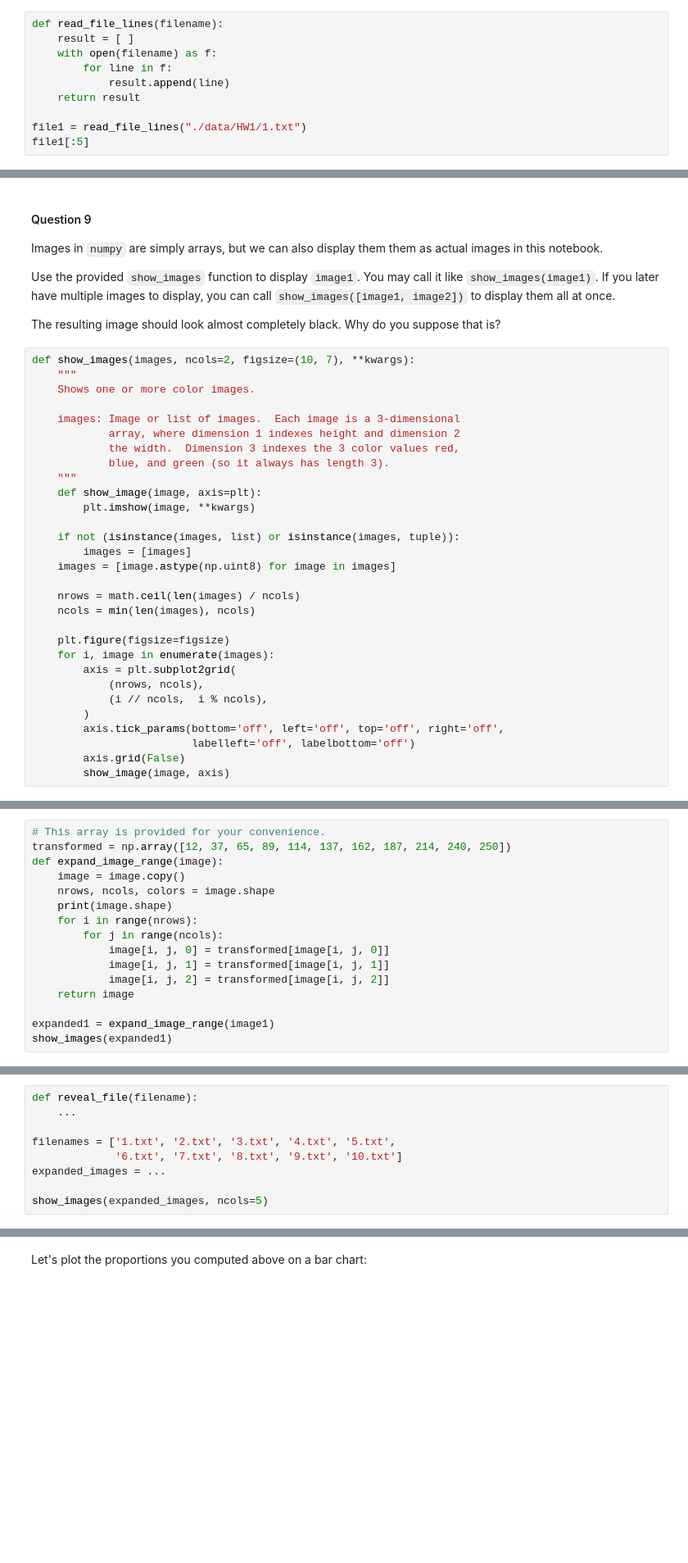
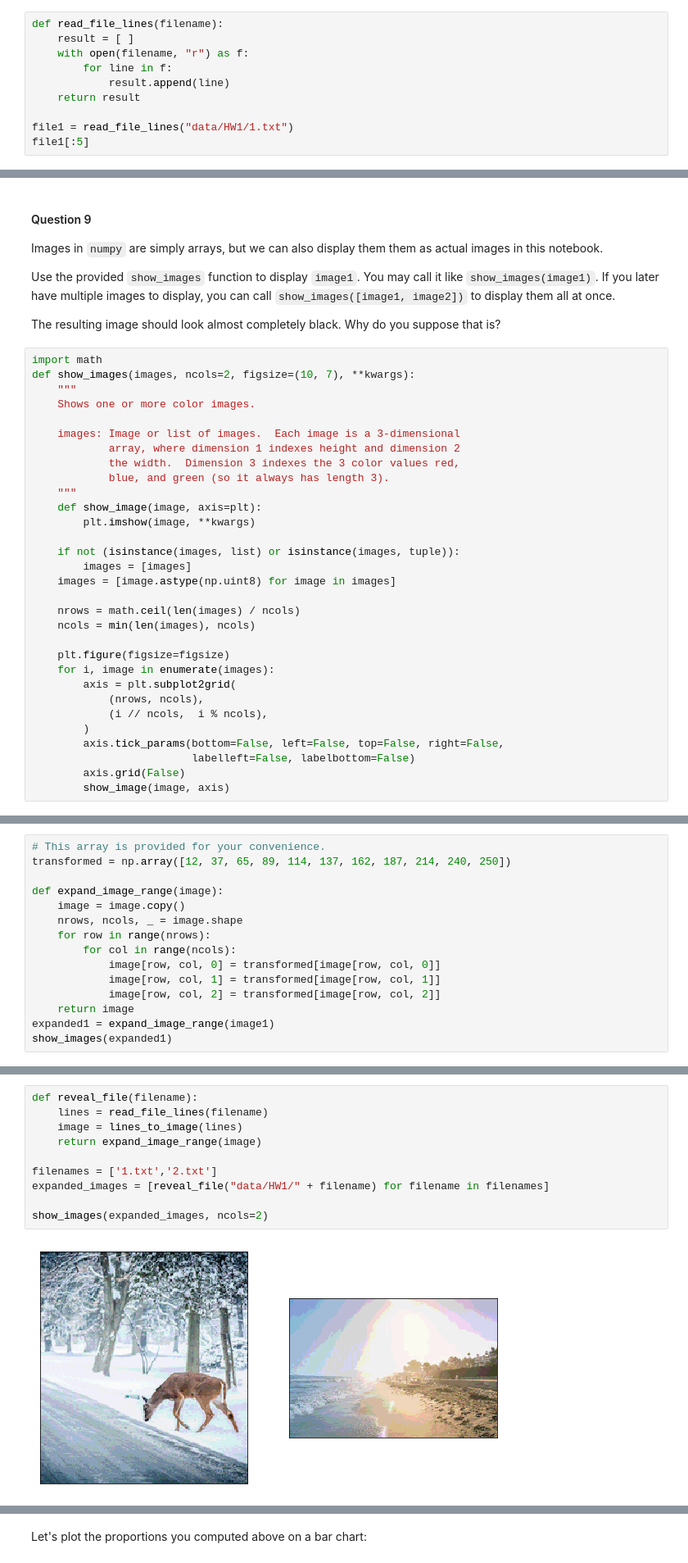
Before and after one commit to YanjieHe/YanjieHe.github.io, a Jupyter notebook: Assignments/HW1.ipynb, the cells around one changed output, grey strips where cells are left out. Shown at 82% size. Cells and saved outputs as stored; diff of their text form; blank space fills up the shorter version.

```diff
--- a/Assignments/HW1.ipynb
+++ b/Assignments/HW1.ipynb
@@ -411,12 +405,12 @@ into a variable called `file1`.
 # %%
 def read_file_lines(filename):
     result = [ ]
-    with open(filename) as f:
+    with open(filename, "r") as f:
         for line in f:
             result.append(line)
     return result
 
-file1 = read_file_lines("./data/HW1/1.txt")
+file1 = read_file_lines("data/HW1/1.txt")
 file1[:5]
 # %% [output]
 ['240 215\n', '0 0 0\n', '0 0 1\n', '0 1 1\n', '0 1 2\n']
@@ -519,6 +506,7 @@ can call `show_images([image1, image2])` to display them all at once.
 The resulting image should look almost completely black. Why do you suppose
 that is?
 # %%
+import math
 def show_images(images, ncols=2, figsize=(10, 7), **kwargs):
     """
     Shows one or more color images.
@@ -544,8 +532,8 @@ def show_images(images, ncols=2, figsize=(10, 7), **kwargs):
             (nrows, ncols),
             (i // ncols,  i % ncols),
         )
-        axis.tick_params(bottom='off', left='off', top='off', right='off',
-                         labelleft='off', labelbottom='off')
+        axis.tick_params(bottom=False, left=False, top=False, right=False,
+                         labelleft=False, labelbottom=False)
         axis.grid(False)
         show_image(image, axis)
 # %%
@@ -597,17 +583,16 @@ Investigate what happens in that case.
 # %%
 # This array is provided for your convenience.
 transformed = np.array([12, 37, 65, 89, 114, 137, 162, 187, 214, 240, 250])
+
 def expand_image_range(image):
     image = image.copy()
-    nrows, ncols, colors = image.shape
-    print(image.shape)
-    for i in range(nrows):
-        for j in range(ncols):
-            image[i, j, 0] = transformed[image[i, j, 0]]
-            image[i, j, 1] = transformed[image[i, j, 1]]
-            image[i, j, 2] = transformed[image[i, j, 2]]
+    nrows, ncols, _ = image.shape
+    for row in range(nrows):
+        for col in range(ncols):
+            image[row, col, 0] = transformed[image[row, col, 0]]
+            image[row, col, 1] = transformed[image[row, col, 1]]
+            image[row, col, 2] = transformed[image[row, col, 2]]
     return image
-
 expanded1 = expand_image_range(image1)
 show_images(expanded1)
 # %% [output]
@@ -646,12 +611,15 @@ Then, set `expanded_images` to a list of all the revealed images. There are
 
 Finally, use `show_images` to display the `expanded_images`.
-# %%
-def reveal_file(filename):
-    ...
-
-filenames = ['1.txt', '2.txt', '3.txt', '4.txt', '5.txt',
-             '6.txt', '7.txt', '8.txt', '9.txt', '10.txt']
-expanded_images = ...
-
-show_images(expanded_images, ncols=5)
+# %%
+def reveal_file(filename):
+    lines = read_file_lines(filename)
+    image = lines_to_image(lines)
+    return expand_image_range(image)
+
+filenames = ['1.txt','2.txt']
+expanded_images = [reveal_file("data/HW1/" + filename) for filename in filenames]
+
+show_images(expanded_images, ncols=2)
+# %% [output]
+[figure, added]
 # %% [markdown]
```
Also changed, not shown: parts of 36 cells of this notebook, 1 other file.
